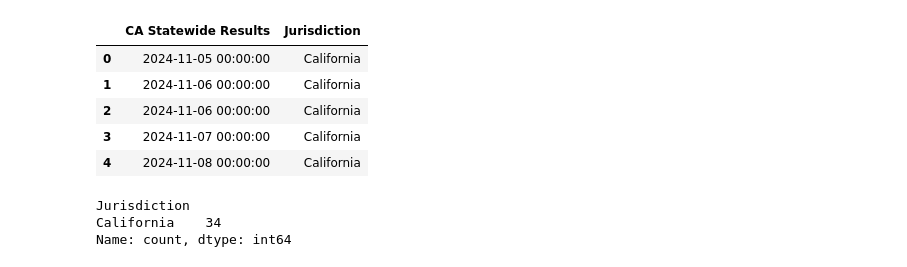
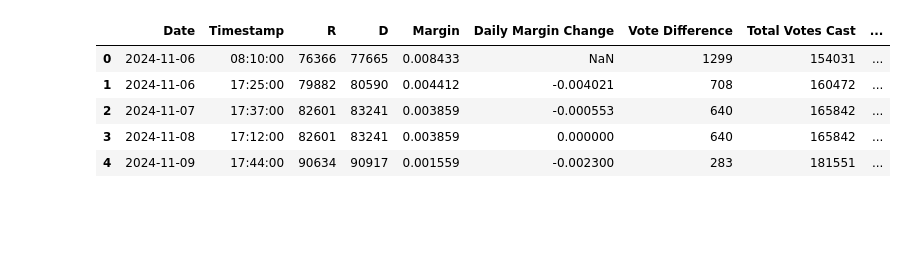
Before and after one commit to rickyrojas311/realtimeElectionForecasting, a Jupyter notebook: CCTP_data/CCTP_preprocessing.ipynb, the cells around one changed output. Cells and saved outputs as stored; diff of their text form; code cells hidden in the pictures; blank space fills up the shorter version.

```diff
--- a/CCTP_data/CCTP_preprocessing.ipynb
+++ b/CCTP_data/CCTP_preprocessing.ipynb
@@ -3,16 +6,10 @@ import pandas as pd
 # %%
-df = pd.read_csv("../output/Statewide Results.csv")
-df.head()
+single_df = pd.read_csv("../output/AD-47.csv")
+single_df.head()
 # %% [output]
-|  | CA Statewide Results | Jurisdiction |
-| 0 | 2024-11-05 00:00:00 | California |
-| 1 | 2024-11-06 00:00:00 | California |
-| 2 | 2024-11-06 00:00:00 | California |
-| 3 | 2024-11-07 00:00:00 | California |
-| 4 | 2024-11-08 00:00:00 | California |
+|  | Date | Timestamp | R | D | Margin | Daily Margin Change | Vote Difference | Total Votes Cast | ... |
+| 0 | 2024-11-06 | 08:10:00 | 76366 | 77665 | 0.008433 | NaN | 1299 | 154031 | ... |
+| 1 | 2024-11-06 | 17:25:00 | 79882 | 80590 | 0.004412 | -0.004021 | 708 | 160472 | ... |
+| 2 | 2024-11-07 | 17:37:00 | 82601 | 83241 | 0.003859 | -0.000553 | 640 | 165842 | ... |
+| 3 | 2024-11-08 | 17:12:00 | 82601 | 83241 | 0.003859 | 0.000000 | 640 | 165842 | ... |
+| 4 | 2024-11-09 | 17:44:00 | 90634 | 90917 | 0.001559 | -0.002300 | 283 | 181551 | ... |
-# %%
-df["Jurisdiction"].value_counts()
-# %% [output]
-Jurisdiction
-California    34
-Name: count, dtype: int64
```
Also changed, not shown: parts of 18 cells of this notebook, 1 other file.
